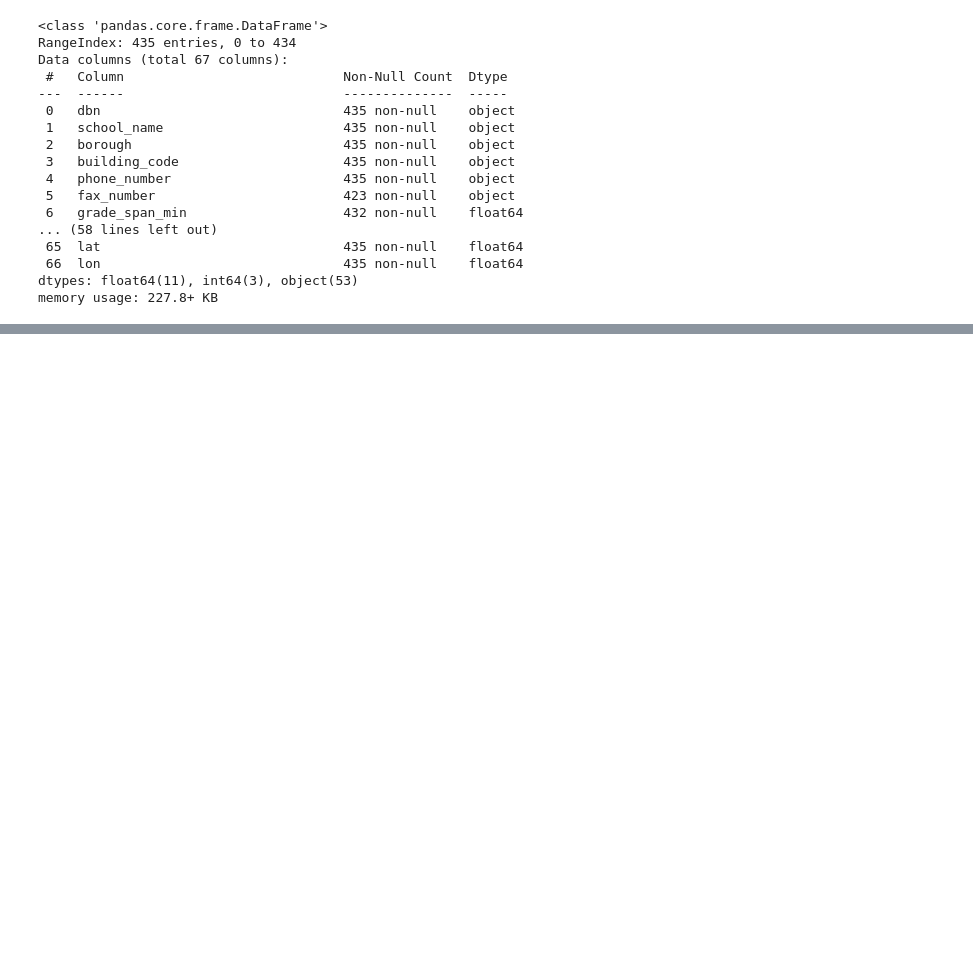
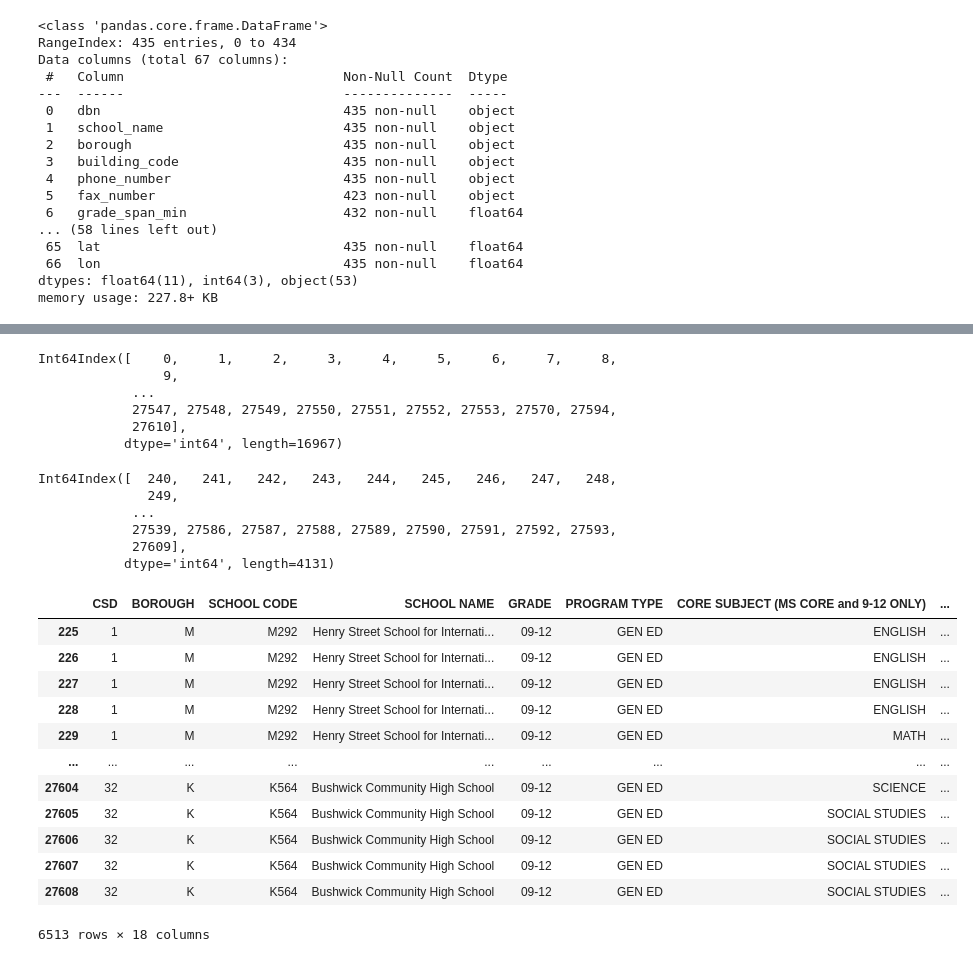
Before and after one commit to aegis301/nyc_high_school_project, a Jupyter notebook: cleaning_project.ipynb, the cells around one changed output, grey strips where cells are left out. Drawn from its saved outputs; the diff is of its cells as text; code cells hidden in the pictures; blank space fills up the shorter version.

Commit message:
condensed GRADE and PROGRAM TYPE in class_size dataset

```diff
--- a/cleaning_project.ipynb
+++ b/cleaning_project.ipynb
@@ -296,0 +318,6 @@ memory usage: 227.8+ KB
+# %%
+# create variable to facilitate code
+class_size = data["class_size"]
+
+# investigate values in GRADE col
+class_size["GRADE "].unique()
@@ -296,0 +347,40 @@ memory usage: 227.8+ KB
+# %%
+# drop non high school classes
+drop_rows = class_size.index[class_size["GRADE "] != "09-12"]
+drop_rows
+# %% [output]
+Int64Index([    0,     1,     2,     3,     4,     5,     6,     7,     8,
+                9,
+            ...
+            27547, 27548, 27549, 27550, 27551, 27552, 27553, 27570, 27594,
+            27610],
+           dtype='int64', length=16967)
+# %%
+class_size.drop(drop_rows, inplace=True)
+# %%
+drop_rows_pr = class_size.index[class_size["PROGRAM TYPE"] != "GEN ED"]
+drop_rows_pr
+# %% [output]
+Int64Index([  240,   241,   242,   243,   244,   245,   246,   247,   248,
+              249,
+            ...
+            27539, 27586, 27587, 27588, 27589, 27590, 27591, 27592, 27593,
+            27609],
+           dtype='int64', length=4131)
+# %%
+class_size.drop(drop_rows_pr, inplace=True)
+class_size
+# %% [output]
+|  | CSD | BOROUGH | SCHOOL CODE | SCHOOL NAME | GRADE | PROGRAM TYPE | CORE SUBJECT (MS CORE and 9-12 ONLY) | ... |
+| 225 | 1 | M | M292 | Henry Street School for Internati... | 09-12 | GEN ED | ENGLISH | ... |
+| 226 | 1 | M | M292 | Henry Street School for Internati... | 09-12 | GEN ED | ENGLISH | ... |
+| 227 | 1 | M | M292 | Henry Street School for Internati... | 09-12 | GEN ED | ENGLISH | ... |
+| 228 | 1 | M | M292 | Henry Street School for Internati... | 09-12 | GEN ED | ENGLISH | ... |
+| 229 | 1 | M | M292 | Henry Street School for Internati... | 09-12 | GEN ED | MATH | ... |
+| ... | ... | ... | ... | ... | ... | ... | ... | ... |
+| 27604 | 32 | K | K564 | Bushwick Community High School | 09-12 | GEN ED | SCIENCE | ... |
+| 27605 | 32 | K | K564 | Bushwick Community High School | 09-12 | GEN ED | SOCIAL STUDIES | ... |
+| 27606 | 32 | K | K564 | Bushwick Community High School | 09-12 | GEN ED | SOCIAL STUDIES | ... |
+| 27607 | 32 | K | K564 | Bushwick Community High School | 09-12 | GEN ED | SOCIAL STUDIES | ... |
+| 27608 | 32 | K | K564 | Bushwick Community High School | 09-12 | GEN ED | SOCIAL STUDIES | ... |
+6513 rows × 18 columns
```
Also changed, not shown: parts of 5 cells of this notebook.
